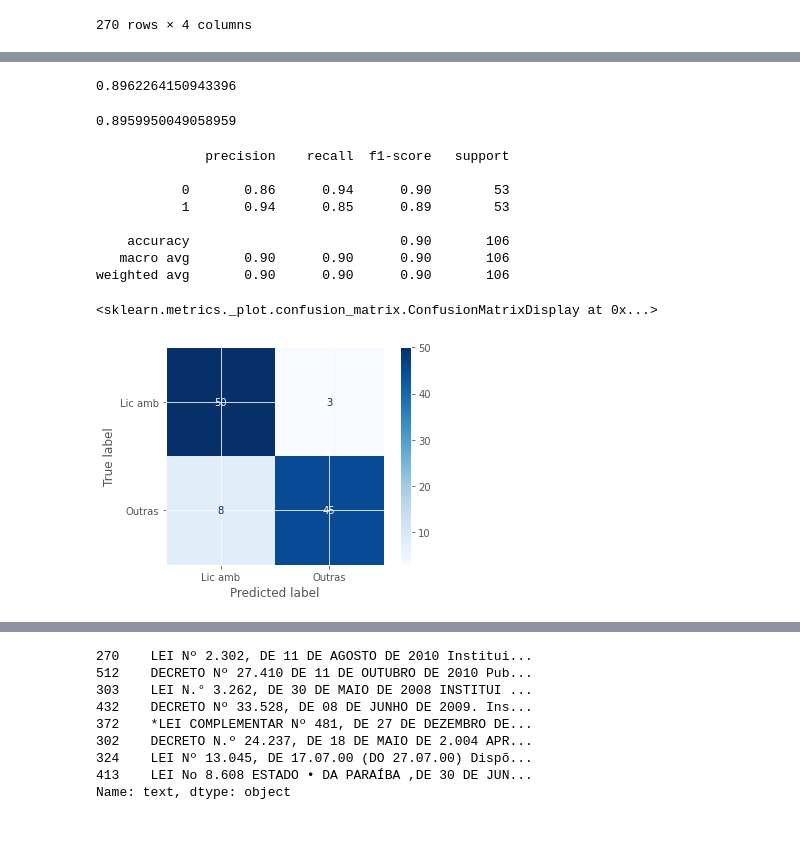
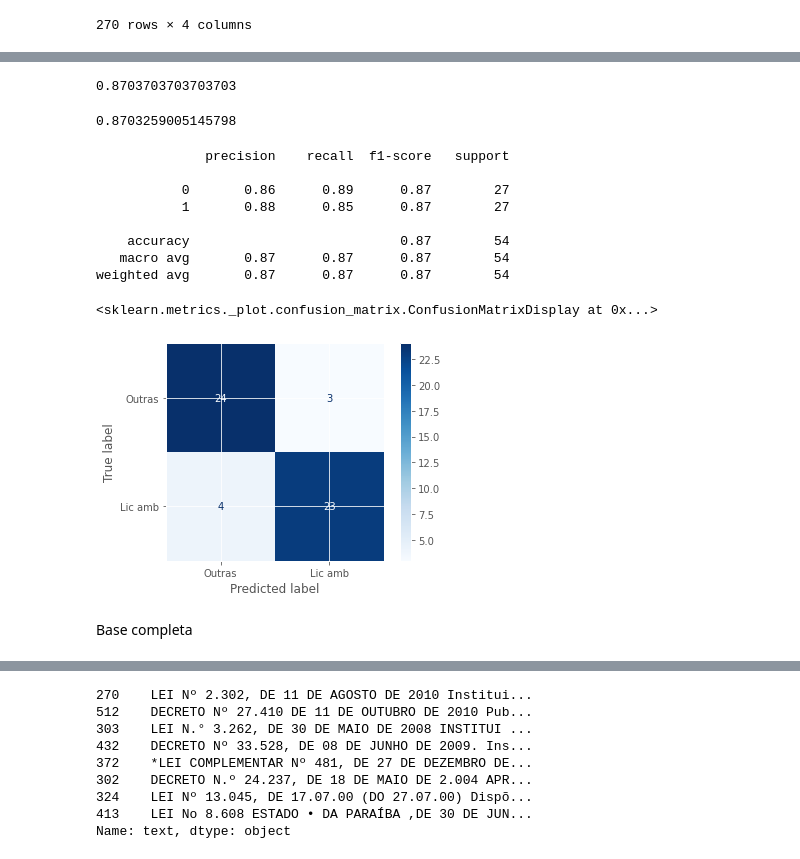
Before and after one commit to leoexcelsus/siglla_phase2, a Jupyter notebook: siglla.ipynb, the cells around one changed output, grey strips where cells are left out. Cells and saved outputs as stored; diff of their text form; code cells hidden in the pictures; blank space fills up the shorter version.

```diff
--- a/siglla.ipynb
+++ b/siglla.ipynb
@@ -248,8 +228,8 @@ df_final.value.value_counts().plot(kind='bar')
 # %%
 # Separa os dados de treino e teste (proporção 80/20)
 from sklearn.model_selection import train_test_split
-X_train, X_test, y_train, y_test = train_test_split(df_final.text, df_final.value, test_size=0.2,
-                                                    stratify=df_final.value,random_state=42)
+X_train, X_test, y_train, y_test = train_test_split(df_uf.text, df_uf.value, test_size=0.2,
+                                                    stratify=df_uf.value,random_state=42, shuffle=True)
 # %%
 # Confere a proporção das classes nos dados de treino e de teste
 print('TREINO : ',y_train.shape,'\n', y_train.value_counts(normalize=True),'\n')
@@ -303,13 +286,13 @@ predicted = classificador.predict(X_test)
 # Mostra a acurácia do modelo nos dados de teste
 classificador.score(X_test,y_test)
 # %% [output]
-0.8962264150943396
+0.8703703703703703
 # %%
 # Mostra o f1 score do modelo nos dados de teste (usado quando as classes estão desbalanceadas)
 from sklearn.metrics import f1_score
 f1_score(y_test, predicted, average='weighted')
 # %% [output]
-0.8959950049058959
+0.8703259005145798
 # %%
 # avalie o modelo usando 'classification_report' do sklearn
 from sklearn import metrics
@@ -317,18 +300,20 @@ print(metrics.classification_report(y_test, predicted))
 # %% [output]
               precision    recall  f1-score   support
 
-           0       0.86      0.94      0.90        53
-           1       0.94      0.85      0.89        53
+           0       0.86      0.89      0.87        27
+           1       0.88      0.85      0.87        27
 
-    accuracy                           0.90       106
-   macro avg       0.90      0.90      0.90       106
-weighted avg       0.90      0.90      0.90       106
+    accuracy                           0.87        54
+   macro avg       0.87      0.87      0.87        54
+weighted avg       0.87      0.87      0.87        54
 # %%
 # mostrar a matrix de confusão do modelo sobre todo o dataset
 from sklearn.metrics import plot_confusion_matrix
 plot_confusion_matrix(classificador, X_test, y_test,
                       cmap=plt.cm.Blues,
-                      values_format='d', display_labels=('Lic amb', 'Outras'))
+                      values_format='d', display_labels=('Outras', 'Lic amb'))
 # %% [output]
 <sklearn.metrics._plot.confusion_matrix.ConfusionMatrixDisplay at 0x...>
-[figure, old version]
+[figure, new version]
+# %% [markdown]
+Base completa
```
Also changed, not shown: parts of 34 cells of this notebook.
